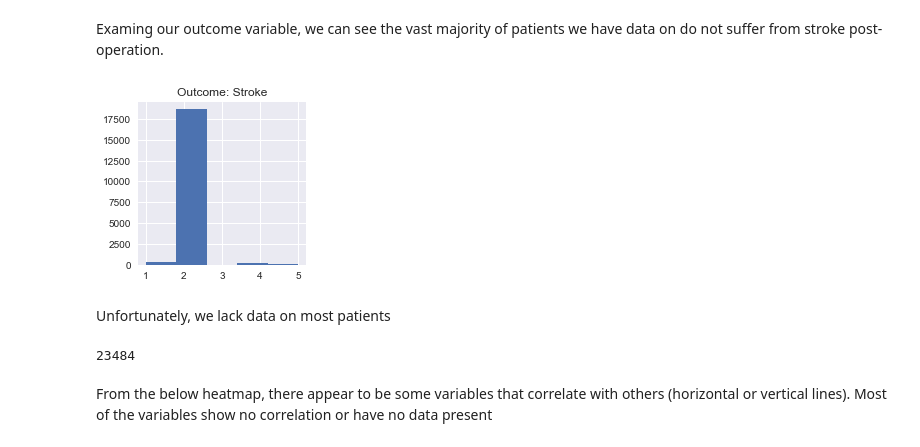
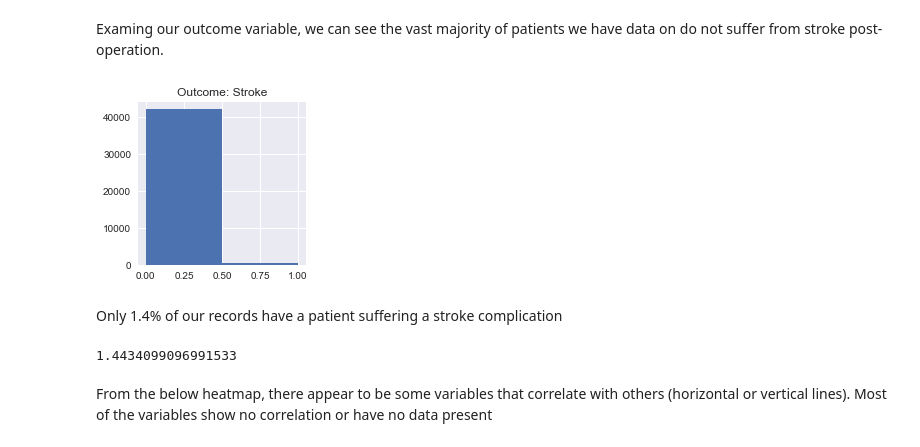
Before and after one commit to asp82/Predicting-Stroke-Risk-For-Heart-Surgery-Patients, a Jupyter notebook: Initial Analysis.ipynb, the cells around one changed output. Saved outputs shown, nothing was run; the diff lists cells and outputs as text; code cells hidden in the pictures.

```diff
--- a/Initial Analysis.ipynb
+++ b/Initial Analysis.ipynb
@@ -115,23 +140,17 @@ Examing our outcome variable, we can see the vast majority of patients we have d
 # %%
 #Show distribution of outcome variable
 
-df['cnstrokp'].hist(figsize=(3,3),bins=5)
+df['strokeBin'].hist(figsize=(3,3),bins=2)
 plt.title('Outcome: Stroke')
 plt.show()
-
-#Code Value
-#3 Yes, hemorrhagic
-#4 Yes, ischemic
-#5 Yes, undetermined type
-#2 No
 # %% [output]
-[figure, old version]
+[figure, new version]
-# %% [markdown]
-Unfortunately, we lack data on most patients
-# %%
-df['cnstrokp'].isnull().sum()
-# %% [output]
-23484
+# %% [markdown]
+Only 1.4% of our records have a patient suffering a stroke complication
+# %%
+df['strokeBin'].sum()/df['strokeBin'].count()*100
+# %% [output]
+1.4434099096991533
 # %%
 ### EDA ideas
 
```
Also changed, not shown: parts of 23 cells of this notebook, 3 other files.
